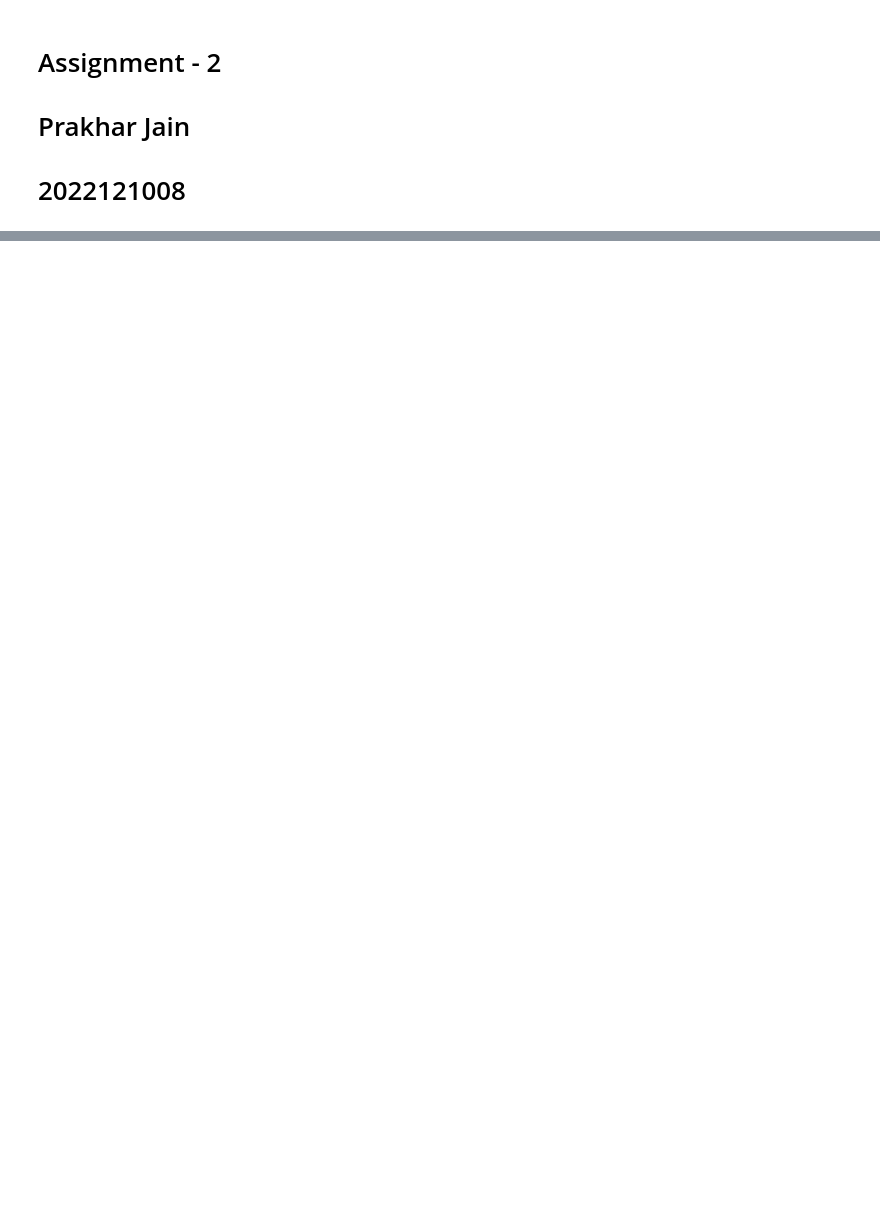
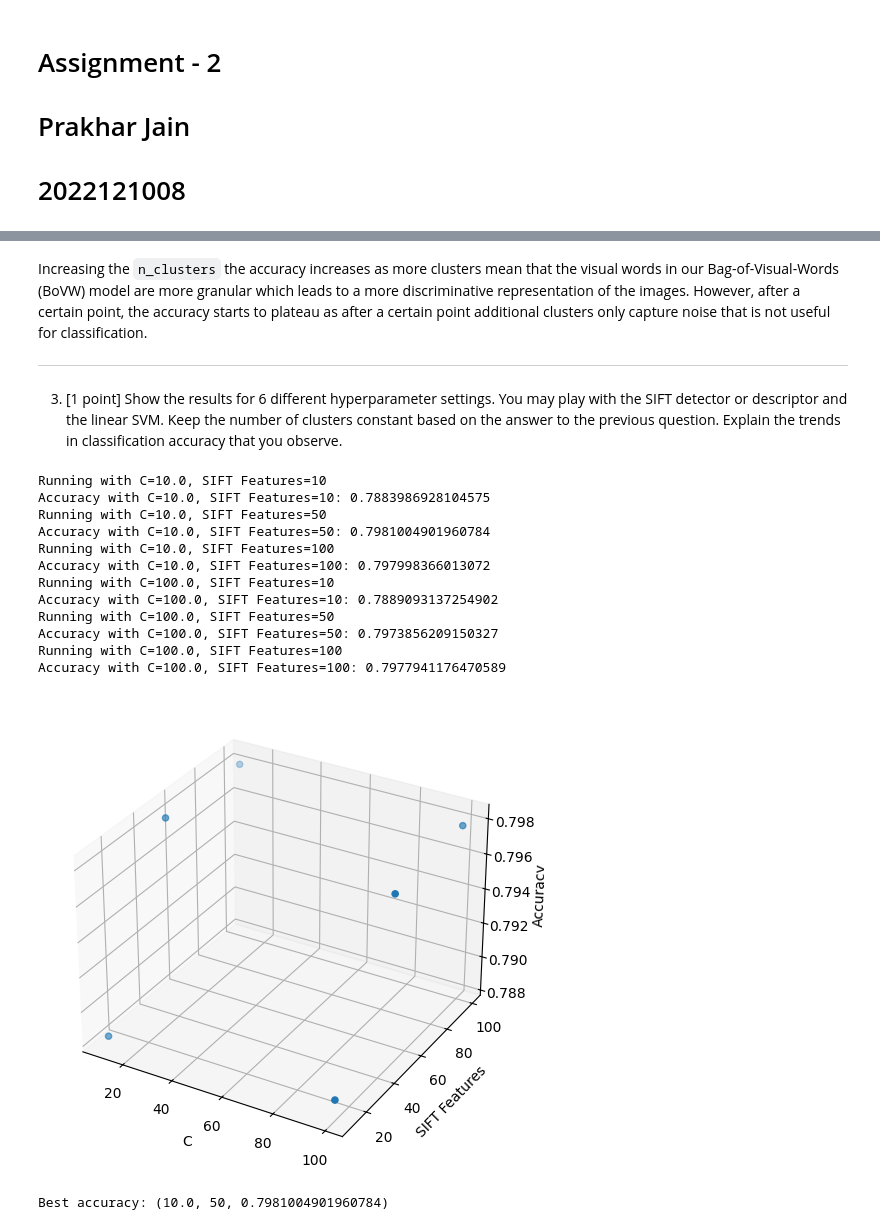
Before and after one commit to prakharjain3/cv-assignment-2, a Jupyter notebook: Assignment - 2.ipynb, the cells around one changed output, grey strips where cells are left out. Drawn from its saved outputs; the diff is of its cells as text; code cells hidden in the pictures; blank space fills up the shorter version.

```diff
--- a/Assignment - 2.ipynb
+++ b/Assignment - 2.ipynb
@@ -179,0 +209,56 @@ Best accuracy: (160, 0.7922388059701493)
+# %% [markdown]
+Increasing the `n_clusters` the accuracy increases as more clusters mean that the visual words in our Bag-of-Visual-Words (BoVW) model are more granular which leads to a more discriminative representation of the images. However, after a certain point, the accuracy starts to plateau as after a certain point additional clusters only capture noise that is not useful for classification.
+
+---
+# %% [markdown]
+3. [1 point] Show the results for 6 different hyperparameter settings. You may play with the SIFT detector or
+descriptor and the linear SVM. Keep the number of clusters constant based on the answer to the previous
+question. Explain the trends in classification accuracy that you observe.
+# %%
+def experiment_with_hyperparameters(dataset_path):
+
+    np.random.seed(0)
+
+    n_clusters = 160
+
+    accuracies = []
+
+    for c in [10.0, 100.0]:
+        for sift_features in [10, 50, 100]:
+            print(f"Running with C={c}, SIFT Features={sift_features}")
+            classifier = SIFT_SVM_Classifier(dataset_path, n_clusters=n_clusters, sift_features=sift_features, svm_c=c)
+            accuracy = classifier.run()
+            accuracies.append((c, sift_features, accuracy))
+            print(f"Accuracy with C={c}, SIFT Features={sift_features}: {accuracy}")
+
+
+    # Do a 3D plot of the results
+    fig = plt.figure(figsize=(10, 6))
+    ax = fig.add_subplot(111, projection='3d')
+    cs, ss, accs = zip(*accuracies)
+    ax.scatter(cs, ss, accs)
+    ax.set_xlabel('C')
+    ax.set_ylabel('SIFT Features')
+    ax.set_zlabel('Accuracy')
+    plt.show()
+
+    return accuracies
+
+accuracies = experiment_with_hyperparameters(DATASET_PATH)
+
+print("Best accuracy:", max(accuracies, key=lambda x: x[2]))
+# %% [output]
+Running with C=10.0, SIFT Features=10
+Accuracy with C=10.0, SIFT Features=10: 0.7883986928104575
+Running with C=10.0, SIFT Features=50
+Accuracy with C=10.0, SIFT Features=50: 0.7981004901960784
+Running with C=10.0, SIFT Features=100
+Accuracy with C=10.0, SIFT Features=100: 0.797998366013072
+Running with C=100.0, SIFT Features=10
+Accuracy with C=100.0, SIFT Features=10: 0.7889093137254902
+Running with C=100.0, SIFT Features=50
+Accuracy with C=100.0, SIFT Features=50: 0.7973856209150327
+Running with C=100.0, SIFT Features=100
+Accuracy with C=100.0, SIFT Features=100: 0.7977941176470589
+[figure, added]
+Best accuracy: (10.0, 50, 0.7981004901960784)
```
Also changed, not shown: parts of 7 cells of this notebook.
